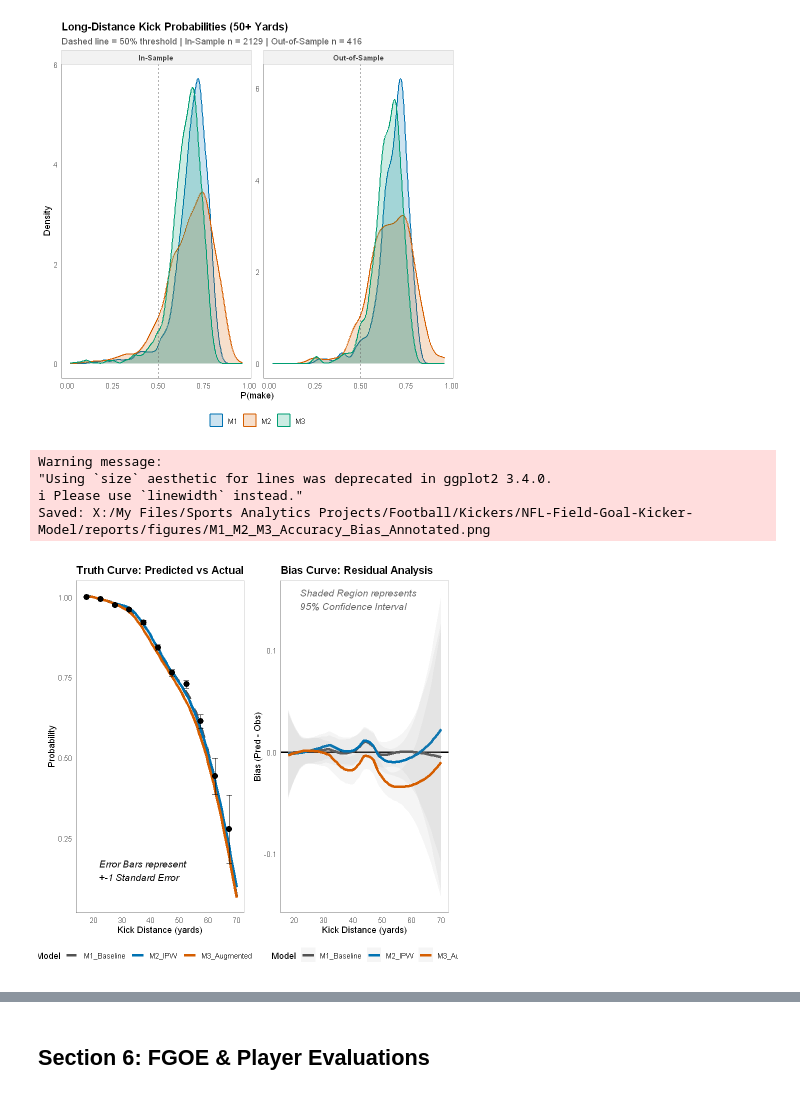
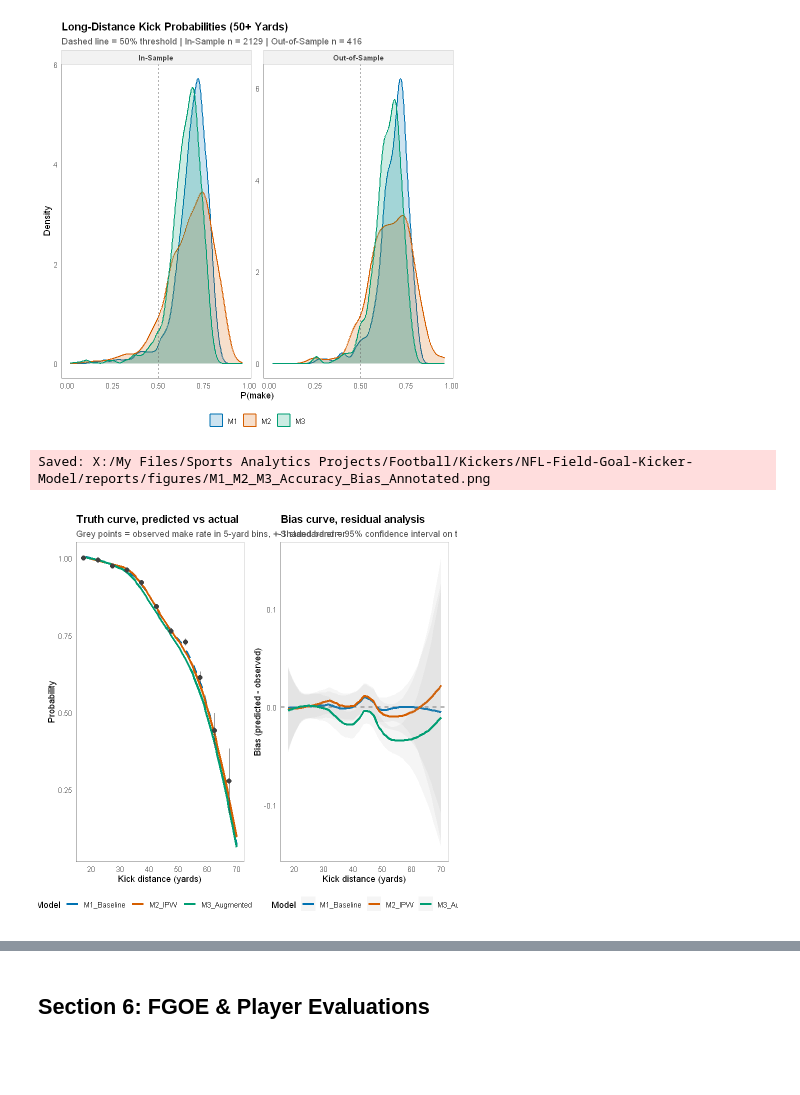
Before and after one commit to eker3777/NFL-Field-Goal-Kicker-Model, a Jupyter notebook: notebooks/05_visuals.ipynb, the cells around one changed output, grey strips where cells are left out. Cells and saved outputs as stored; diff of their text form; code cells hidden in the pictures; blank space fills up the shorter version.

```diff
--- a/notebooks/05_visuals.ipynb
+++ b/notebooks/05_visuals.ipynb
@@ -144,7 +144,9 @@ predict_safe <- function(fit, newdata) {
 # Color palettes
 model_cols <- c('M0' = '#525252', 'M1' = '#0072B2', 'M2' = '#D55E00', 'M3' = '#009E73')
 model_cols_3 <- c('M1' = '#0072B2', 'M2' = '#D55E00', 'M3' = '#009E73')
-cols_okabe_3 <- c("M1_Baseline" = "#525252", "M2_IPW" = "#0072B2", "M3_Augmented" = "#D55E00")
+# Model colours are fixed project-wide so a given model reads the same in every
+# figure: M0 grey, M1 blue, M2 orange, M3 green (Okabe-Ito, colour-blind safe).
+cols_okabe_3 <- c("M1_Baseline" = "#0072B2", "M2_IPW" = "#D55E00", "M3_Augmented" = "#009E73")
 cols_okabe_4 <- c("M0_Distance" = "grey", "M1_Baseline" = "#0072B2", "M2_IPW" = "#D55E00", "M3_Augmented" = "#009E73")
 weight_cols <- c("Standard Weight (<=1.0)" = "#0072B2", "High Weight (>1.0)" = "#D55E00")
 decision_cols <- c('FG' = '#0072B2', 'Punt' = '#525252', 'Go for It' = '#D55E00',
@@ -771,47 +774,46 @@ Saved: X:/My Files/Sports Analytics Projects/Football/Kickers/NFL-Field-Goal-Kic
 comparison_df_m1_m2_m3 <- fg_full_pooled %>%
   dplyr::select(kick_made, kick_distance, M1_Baseline = pred_m1_full, M2_IPW = pred_m2_full, M3_Augmented = pred_m3_full)
 
 truth_binned_m1_m2_m3 <- comparison_df_m1_m2_m3 %>%
   mutate(bin_start = floor(kick_distance / 5) * 5) %>%
   group_by(bin_start) %>%
   summarise(n = n(), obs_prob = mean(kick_made), se = sqrt((obs_prob * (1 - obs_prob)) / n), .groups = "drop") %>%
   filter(n > 10)
 
 plot_curve_data_m1_m2_m3 <- comparison_df_m1_m2_m3 %>%
   pivot_longer(cols = c(M1_Baseline, M2_IPW, M3_Augmented), names_to = "Model", values_to = "Prob")
 
 bias_data_m1_m2_m3 <- plot_curve_data_m1_m2_m3 %>%
   mutate(Residual = Prob - kick_made)
 
 p_truth_annotated <- ggplot() +
   geom_smooth(data = plot_curve_data_m1_m2_m3,
               aes(x = kick_distance, y = Prob, color = Model, linetype = Model),
-              method = "loess", formula = y ~ x, span = 0.5, size = 1.5, se = FALSE) +
-  geom_point(data = truth_binned_m1_m2_m3, aes(x = bin_start + 2.5, y = obs_prob), size = 3, color = "black") +
-  geom_errorbar(data = truth_binned_m1_m2_m3, aes(x = bin_start + 2.5, ymin = obs_prob - se, ymax = obs_prob + se), width = 2, color = "black") +
-  annotate("text", x = 22, y = 0.15, label = "Error Bars represent\n+-1 Standard Error", hjust = 0, size = 4, fontface = "italic", color = "black") +
+              method = "loess", formula = y ~ x, span = 0.5, linewidth = 1.2, se = FALSE) +
+  geom_point(data = truth_binned_m1_m2_m3, aes(x = bin_start + 2.5, y = obs_prob), size = 2.4, colour = "grey25") +
+  geom_errorbar(data = truth_binned_m1_m2_m3, aes(x = bin_start + 2.5, ymin = obs_prob - se, ymax = obs_prob + se), width = 0, colour = "grey25", linewidth = 0.5) +
   scale_color_manual(values = cols_okabe_3) +
-  scale_linetype_manual(values = c("dashed", "solid", "solid")) +
-  labs(title = "Truth Curve: Predicted vs Actual", x = "Kick Distance (yards)", y = "Probability") +
+  scale_linetype_manual(values = c("dashed", "solid", "solid"), guide = "none") +
+  labs(title = "Truth curve, predicted vs actual",
+       subtitle = "Grey points = observed make rate in 5-yard bins, +-1 standard error.",
+       x = "Kick distance (yards)", y = "Probability") +
   theme_paper() + theme(legend.position = "bottom")
 
 p_bias_annotated <- ggplot(bias_data_m1_m2_m3, aes(x = kick_distance, y = Residual, color = Model)) +
-  geom_hline(yintercept = 0, color = "black", size = 1) +
-  geom_smooth(method = "loess", formula = y ~ x, span = 0.5, se = TRUE, alpha = 0.1, size = 1.5) +
-  annotate("text", x = 22, y = 0.15, label = "Shaded Region represents\n95% Confidence Interval", hjust = 0, size = 4, fontface = "italic", color = "gray40") +
+  geom_hline(yintercept = 0, colour = "grey45", linewidth = 0.6, linetype = 2) +
+  geom_smooth(method = "loess", formula = y ~ x, span = 0.5, se = TRUE, alpha = 0.1, linewidth = 1.2) +
   scale_color_manual(values = cols_okabe_3) +
-  labs(title = "Bias Curve: Residual Analysis", x = "Kick Distance (yards)", y = "Bias (Pred - Obs)") +
+  labs(title = "Bias curve, residual analysis",
+       subtitle = "Shaded band = 95% confidence interval on the LOESS fit.",
+       x = "Kick distance (yards)", y = "Bias (predicted - observed)") +
   theme_paper() + theme(legend.position = "bottom")
 
 fig1_annotated <- p_truth_annotated + p_bias_annotated + plot_layout(guides = "collect") & theme(legend.position = 'bottom')
 print(fig1_annotated)
 save_fig(fig1_annotated, "M1_M2_M3_Accuracy_Bias_Annotated.png", w = 12, h = 8)
 # %% [output]
-Warning message:
-"Using `size` aesthetic for lines was deprecated in ggplot2 3.4.0.
-ℹ Please use `linewidth` instead."
 Saved: X:/My Files/Sports Analytics Projects/Football/Kickers/NFL-Field-Goal-Kicker-Model/reports/figures/M1_M2_M3_Accuracy_Bias_Annotated.png
-[figure, old version]
+[figure, new version]
 # %%
 # --- M1/M2/M3 Probability Distributions ---
 dist_plot_data_m1_m2_m3 <- comparison_df_m1_m2_m3 %>%
```
Also changed, not shown: parts of 26 cells of this notebook, 31 other files.
